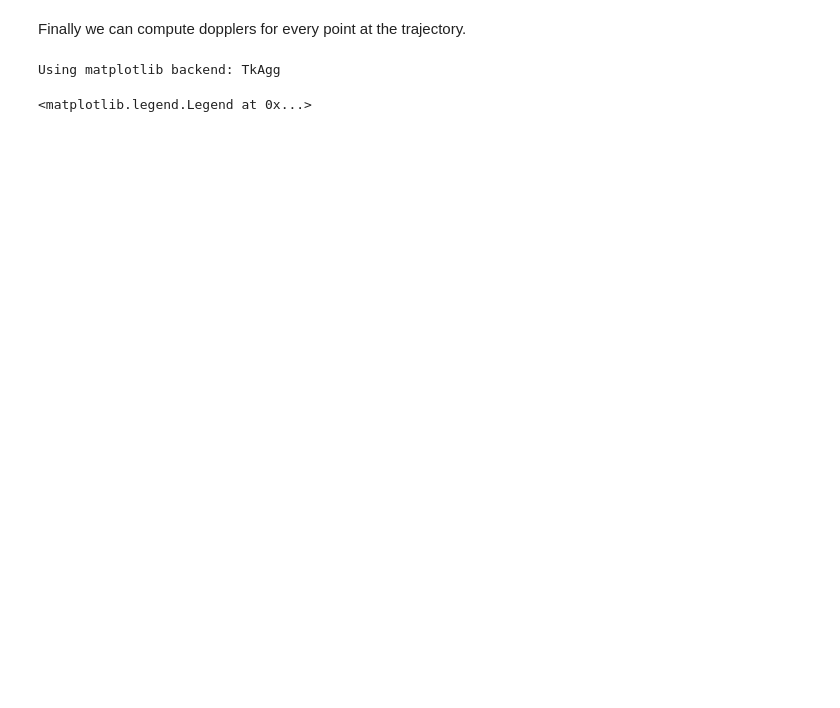
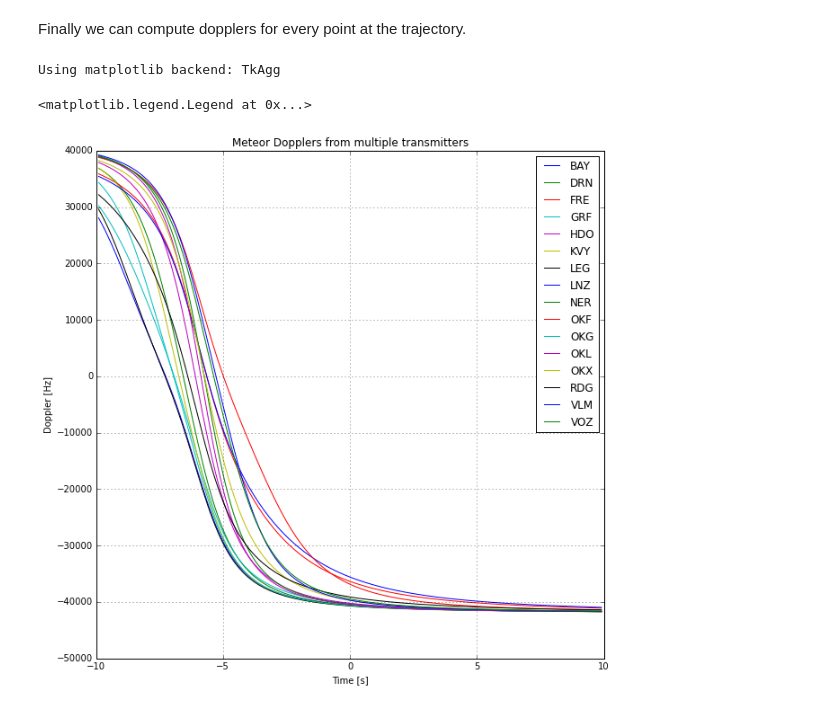
Before and after one commit to bolidozor/iPython-models, a Jupyter notebook: VOR_beacons.ipynb, the cells around one changed output. Saved outputs shown, nothing was run; the diff lists cells and outputs as text; code cells hidden in the pictures; blank space fills up the shorter version.

```diff
--- a/VOR_beacons.ipynb
+++ b/VOR_beacons.ipynb
@@ -335,7 +348,7 @@ ax.scatter(met_points[:,0], met_points[:,1], met_points[:,2])
 Finally we can compute dopplers for every point at the trajectory.
 # %%
 %matplotlib
-fig, ax1 = plt.subplots(figsize=(9, 7))
+fig, ax1 = plt.subplots(figsize=(10, 10))
 ax1.set_title('Meteor Dopplers from multiple transmitters')
 ax1.set_ylabel('Doppler [Hz]')
 ax1.set_xlabel('Time [s]')
@@ -345,30 +358,31 @@ for transmitter in near_transmitters.index:
     trans_station_point = np.array(geoC.GeographicToGeocentric(near_transmitters.ix[transmitter].latitude_deg, near_transmitters.ix[transmitter].longitude_deg,near_transmitters.ix[transmitter].elevation_m))
 
     rec_to_met = np.empty([timesteps.size, 1])
     trans_to_met = np.empty([timesteps.size, 1])
     doppler = np.empty([timesteps.size, 2])
 
     previous_rec_to_met = np.linalg.norm(rec_station_point - met_points[0])
     previous_trans_to_met = np.linalg.norm(trans_station_point - met_points[0])
 
     for i in range(timesteps.size):
         rec_to_met[i] = np.linalg.norm(rec_station_point - met_points[i])
         trans_to_met[i] = np.linalg.norm(trans_station_point - met_points[i])
 
         met_trans_speed = previous_trans_to_met - trans_to_met[i]
         previous_trans_to_met = trans_to_met[i]
         speed = met_trans_speed/t
         f1 = ((c + speed)/c * f0)
 
         met_rec_speed = previous_rec_to_met - rec_to_met[i]
         previous_rec_to_met = rec_to_met[i]
         speed = met_rec_speed/t
         f2 = (c/(c - speed) * f1)
         doppler[i] = np.array([timesteps[i], f2-f0])
 
     plt.plot(doppler[1:,0], doppler[1:,1], label=near_transmitters.ix[transmitter].ident)
 
 plt.legend(loc=1)
 # %% [output]
 Using matplotlib backend: TkAgg
 <matplotlib.legend.Legend at 0x...>
+[figure, added]
```
Also changed, not shown: parts of 15 cells of this notebook, 1 other file.
